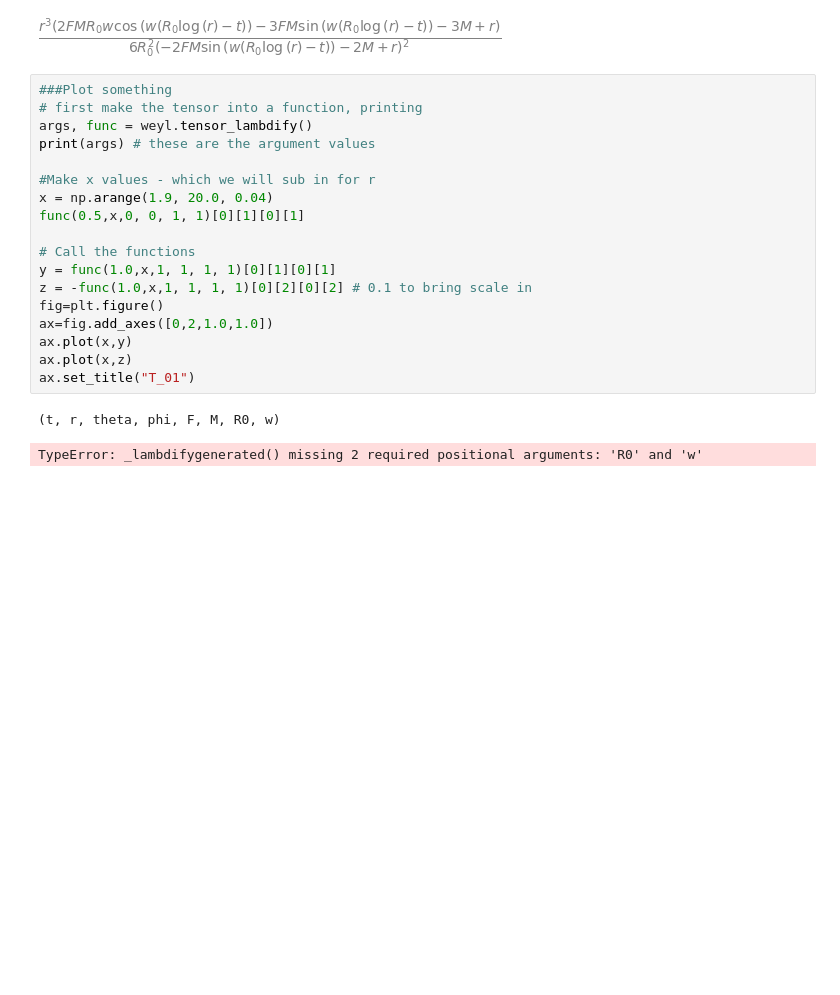
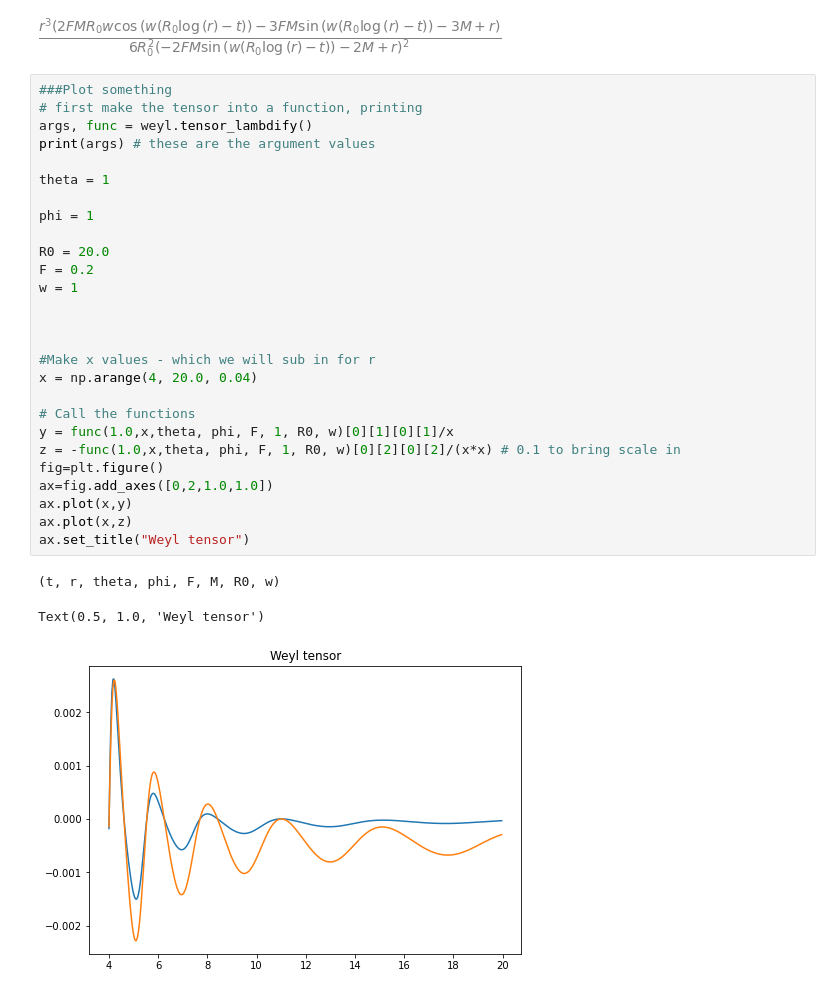
Before and after one commit to tomandersen/jupyter, a Jupyter notebook: nonlocal-debroglie/Schwarschild-TVary-expanding-Copy1.ipynb, the cells around one changed output. Drawn from its saved outputs; the diff is of its cells as text; blank space fills up the shorter version.

```diff
--- a/nonlocal-debroglie/Schwarschild-TVary-expanding-Copy1.ipynb
+++ b/nonlocal-debroglie/Schwarschild-TVary-expanding-Copy1.ipynb
@@ -155,21 +201,31 @@ weyl[0,2,0,2]
 # %%
 ###Plot something
 # first make the tensor into a function, printing
 args, func = weyl.tensor_lambdify()
 print(args) # these are the argument values
 
+theta = 1
+
+phi = 1
+
+R0 = 20.0
+F = 0.2
+w = 1
+
+
+
 #Make x values - which we will sub in for r
-x = np.arange(1.9, 20.0, 0.04)
-func(0.5,x,0, 0, 1, 1)[0][1][0][1]
+x = np.arange(4, 20.0, 0.04)
 
 # Call the functions
-y = func(1.0,x,1, 1, 1, 1)[0][1][0][1]
-z = -func(1.0,x,1, 1, 1, 1)[0][2][0][2] # 0.1 to bring scale in
+y = func(1.0,x,theta, phi, F, 1, R0, w)[0][1][0][1]/x
+z = -func(1.0,x,theta, phi, F, 1, R0, w)[0][2][0][2]/(x*x) # 0.1 to bring scale in
 fig=plt.figure()
 ax=fig.add_axes([0,2,1.0,1.0])
 ax.plot(x,y)
 ax.plot(x,z)
-ax.set_title("T_01")
+ax.set_title("Weyl tensor")
 # %% [output]
 (t, r, theta, phi, F, M, R0, w)
-TypeError: _lambdifygenerated() missing 2 required positional arguments: 'R0' and 'w'
+Text(0.5, 1.0, 'Weyl tensor')
+[figure, added]
```
Also changed, not shown: parts of 4 cells of this notebook.
